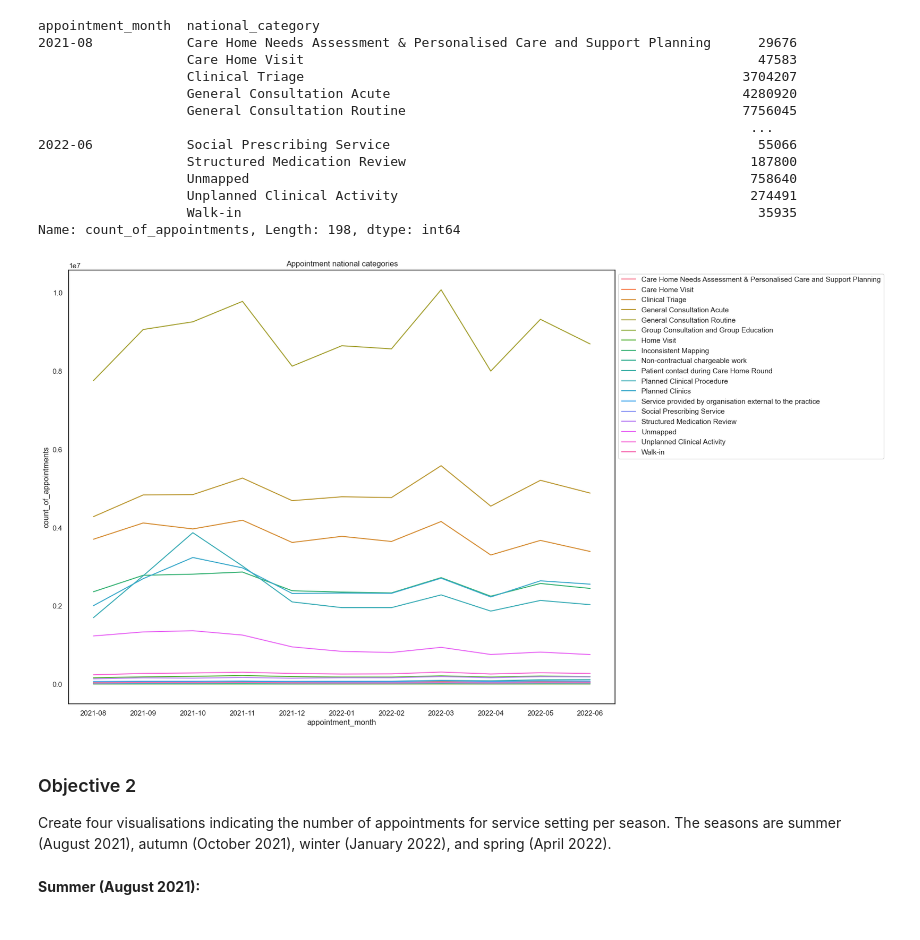
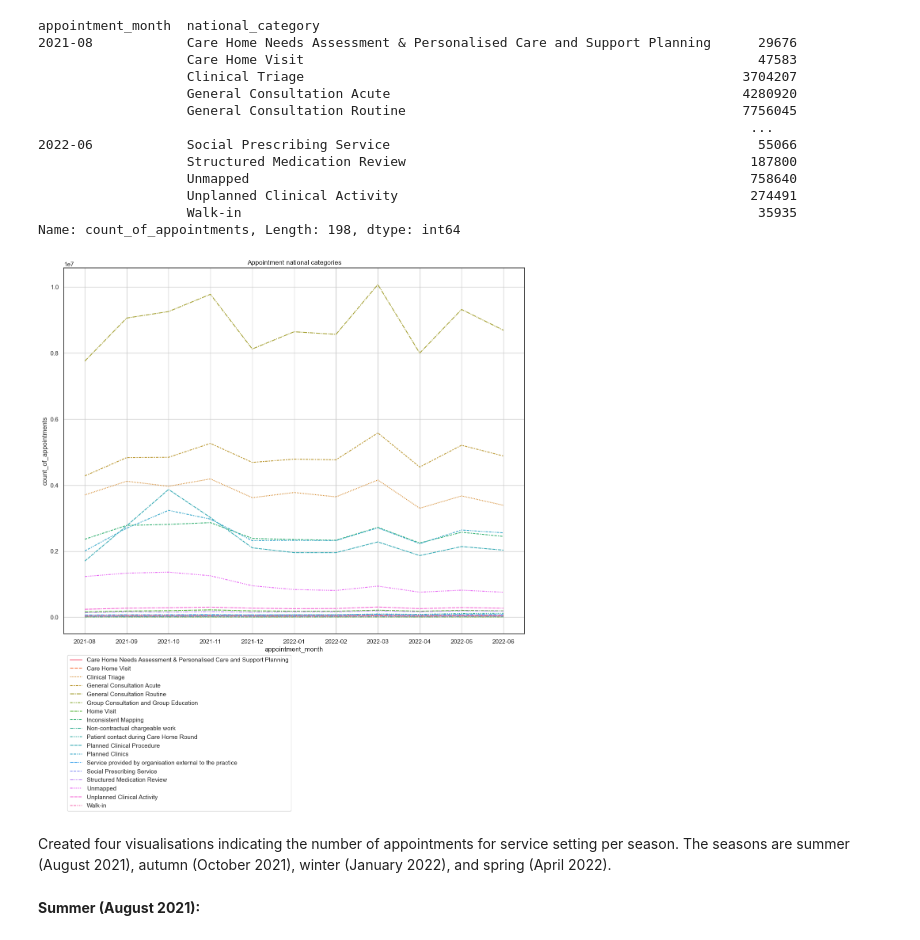
Before and after one commit to amquercus/NHS-project-MC, a Jupyter notebook: Carvalho_Margarida_LSE_DA201_Assignment_Notebook.ipynb, the cells around one changed output. Drawn from its saved outputs; the diff is of its cells as text; code cells hidden in the pictures.

```diff
--- a/Carvalho_Margarida_LSE_DA201_Assignment_Notebook.ipynb
+++ b/Carvalho_Margarida_LSE_DA201_Assignment_Notebook.ipynb
@@ -668,21 +671,21 @@ appointment_month  national_category
                    Walk-in                                                                  35935
 Name: count_of_appointments, Length: 198, dtype: int64
 # %%
-# Plot the appointments over the available date range, and review the national categories for months.
-# Create a lineplot.
-
-sns.lineplot(x="appointment_month", y=nc_nc, data=nc_nc, hue="national_category", ci=None)
+# Created a lineplot to visualise the above.
+sns.lineplot(x="appointment_month", y=nc_nc, data=nc_nc, hue="national_category",
+             style="national_category", ci=None)
 
 # Set legend loation and title
-plt.legend(bbox_to_anchor=(1,1))
+plt.legend(bbox_to_anchor=(0.5,-0.05))
 plt.title("Appointment national categories")
+plt.grid()
 
+# Saved graph as a png file
 plt.savefig("Appointment_national_categories.png", format="png", bbox_inches='tight')
 # %% [output]
-[figure, old version]
+[figure, new version]
 # %% [markdown]
-### Objective 2
-Create four visualisations indicating the number of appointments for service setting per season. The seasons are summer (August 2021), autumn (October 2021), winter (January 2022), and spring (April 2022).
+Created four visualisations indicating the number of appointments for service setting per season. The seasons are summer (August 2021), autumn (October 2021), winter (January 2022), and spring (April 2022).
 # %% [markdown]
 **Summer (August 2021):**
 # %%
```
Also changed, not shown: parts of 77 cells of this notebook.
